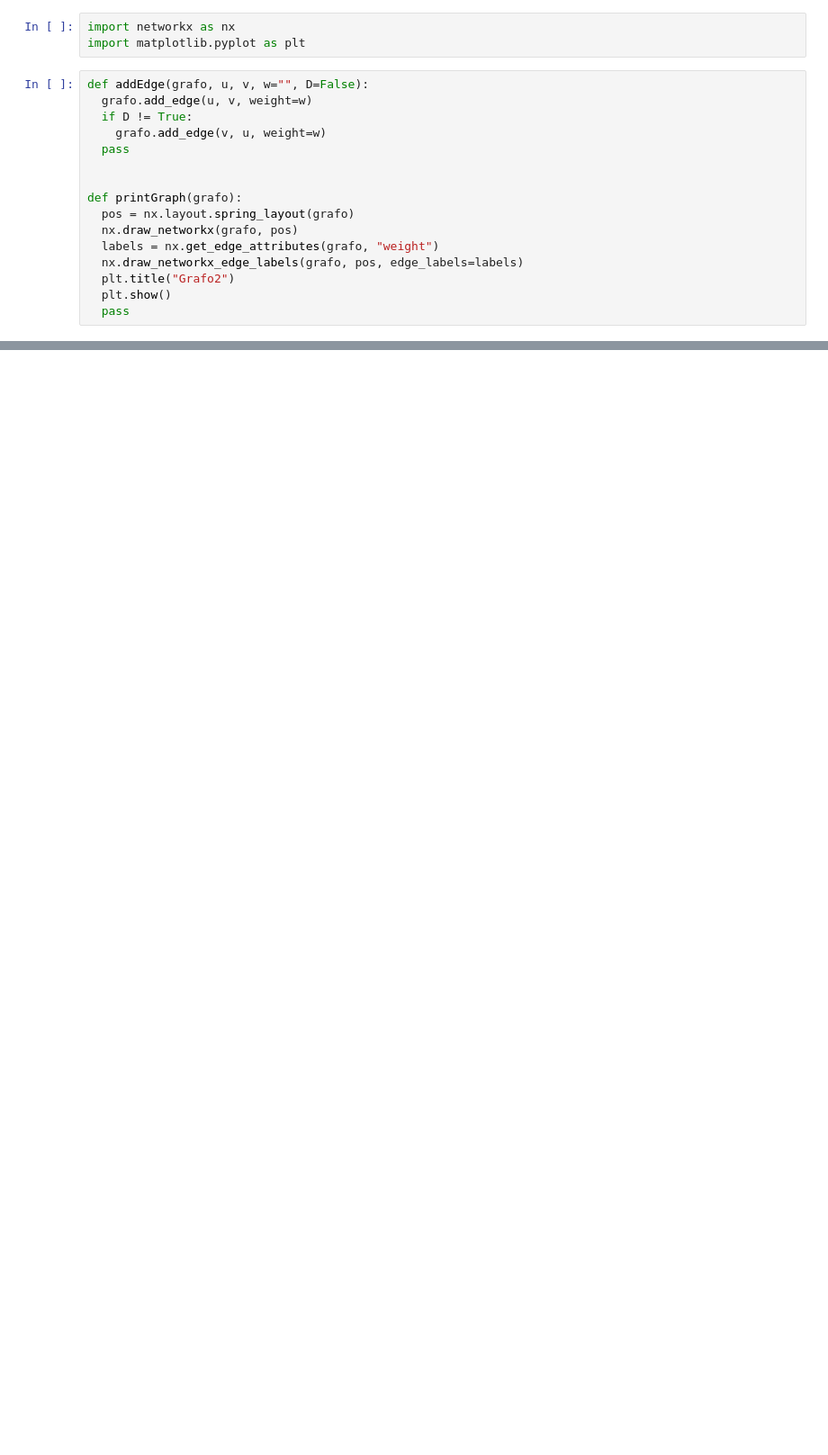
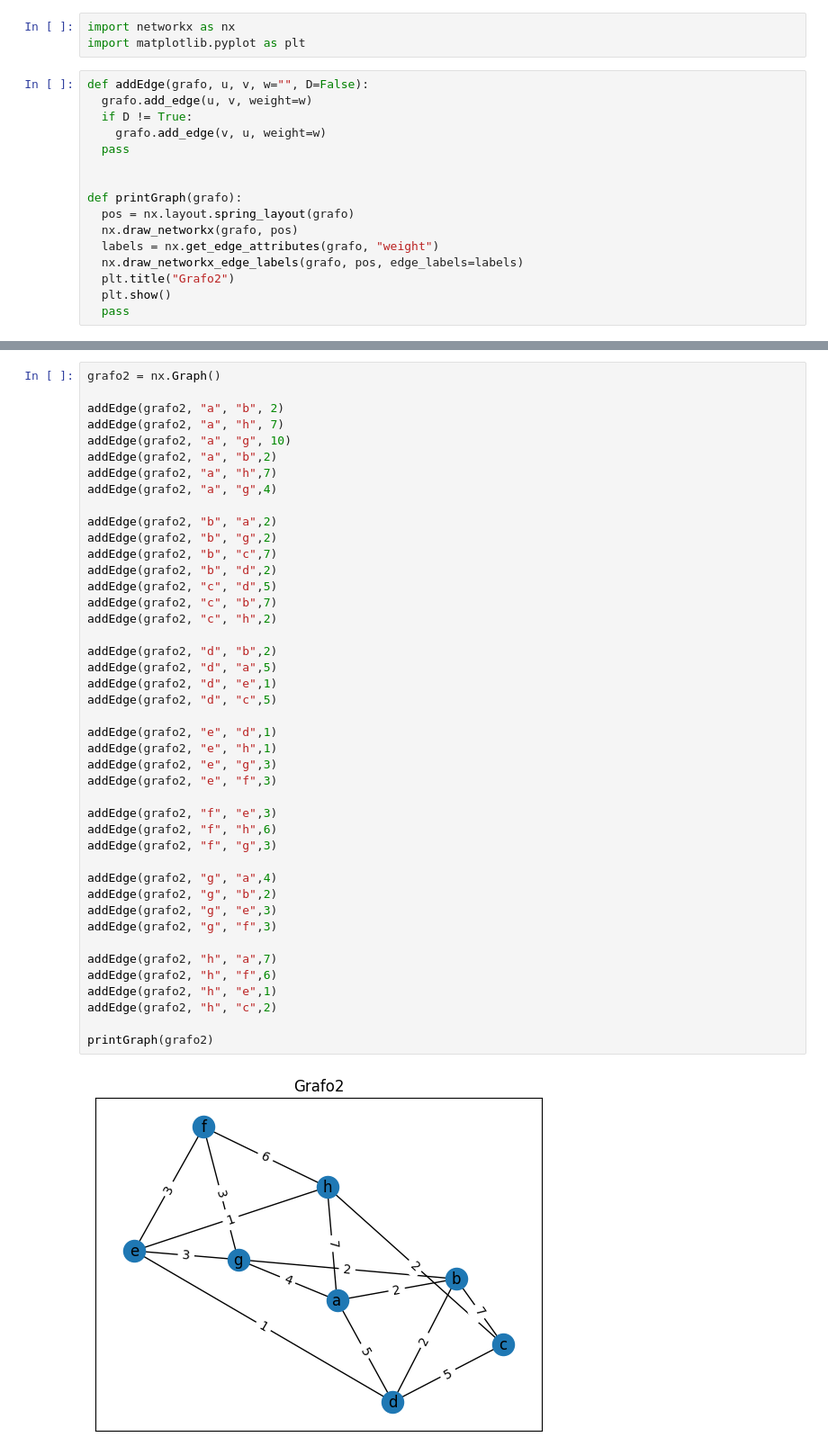
Before and after one commit to 2225508Uis/Clases, a Jupyter notebook: matDis/clase_grafos_01/04.ipynb, the cells around one changed output, grey strips where cells are left out. Shown: that part at 90% size. Drawn from its saved outputs; the diff is of its cells as text; blank space fills up the shorter version.

```diff
--- a/matDis/clase_grafos_01/04.ipynb
+++ b/matDis/clase_grafos_01/04.ipynb
@@ -28,0 +59,45 @@ printGraph(grafo2)
+# %%
+grafo2 = nx.Graph()
+
+addEdge(grafo2, "a", "b", 2)
+addEdge(grafo2, "a", "h", 7)
+addEdge(grafo2, "a", "g", 10)
+addEdge(grafo2, "a", "b",2)
+addEdge(grafo2, "a", "h",7)
+addEdge(grafo2, "a", "g",4)
+
+addEdge(grafo2, "b", "a",2)
+addEdge(grafo2, "b", "g",2)
+addEdge(grafo2, "b", "c",7)
+addEdge(grafo2, "b", "d",2)
+addEdge(grafo2, "c", "d",5)
+addEdge(grafo2, "c", "b",7)
+addEdge(grafo2, "c", "h",2)
+
+addEdge(grafo2, "d", "b",2)
+addEdge(grafo2, "d", "a",5)
+addEdge(grafo2, "d", "e",1)
+addEdge(grafo2, "d", "c",5)
+
+addEdge(grafo2, "e", "d",1)
+addEdge(grafo2, "e", "h",1)
+addEdge(grafo2, "e", "g",3)
+addEdge(grafo2, "e", "f",3)
+
+addEdge(grafo2, "f", "e",3)
+addEdge(grafo2, "f", "h",6)
+addEdge(grafo2, "f", "g",3)
+
+addEdge(grafo2, "g", "a",4)
+addEdge(grafo2, "g", "b",2)
+addEdge(grafo2, "g", "e",3)
+addEdge(grafo2, "g", "f",3)
+
+addEdge(grafo2, "h", "a",7)
+addEdge(grafo2, "h", "f",6)
+addEdge(grafo2, "h", "e",1)
+addEdge(grafo2, "h", "c",2)
+
+printGraph(grafo2)
+# %% [output]
+[figure, added]
```
Also changed, not shown: parts of 2 cells of this notebook.
